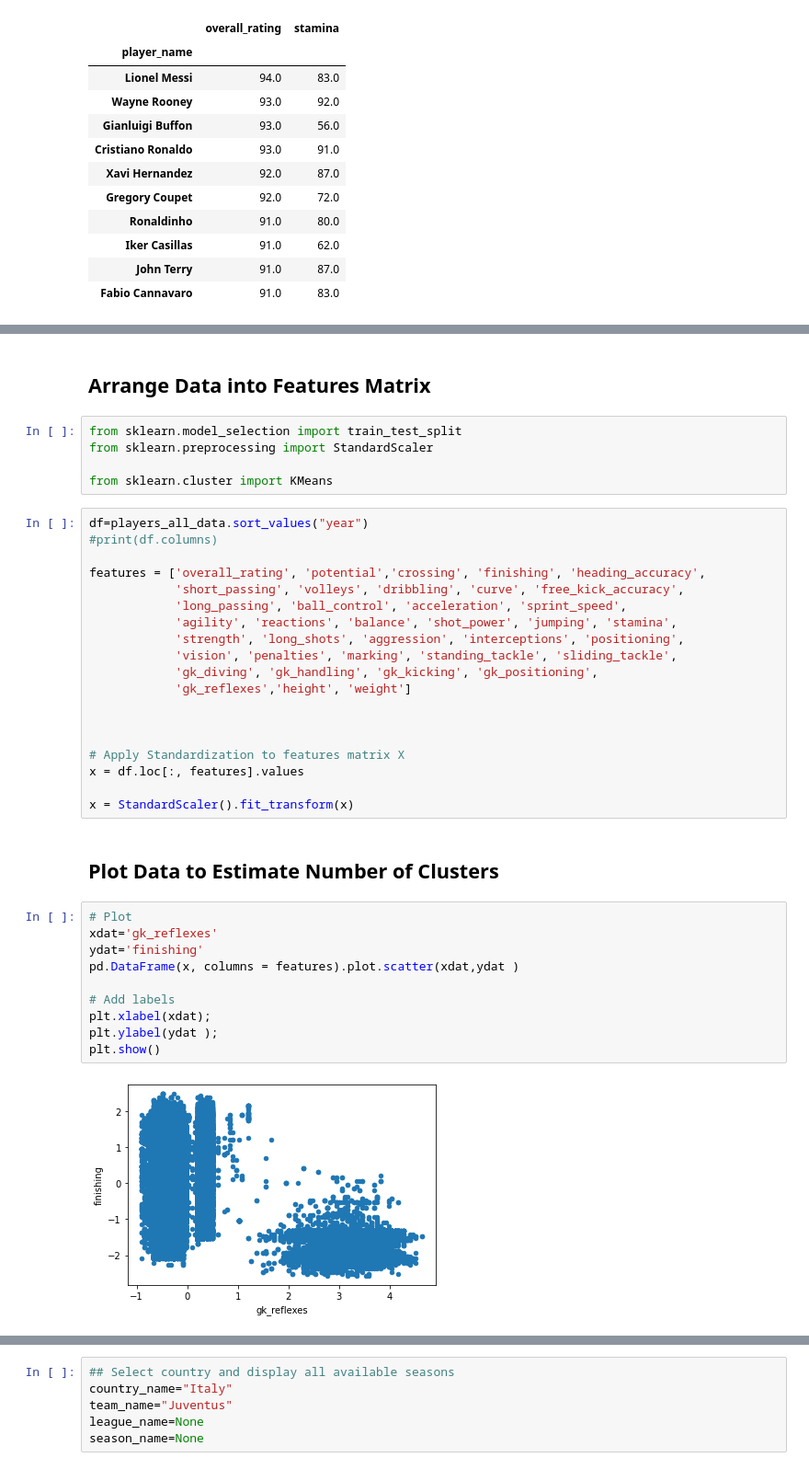
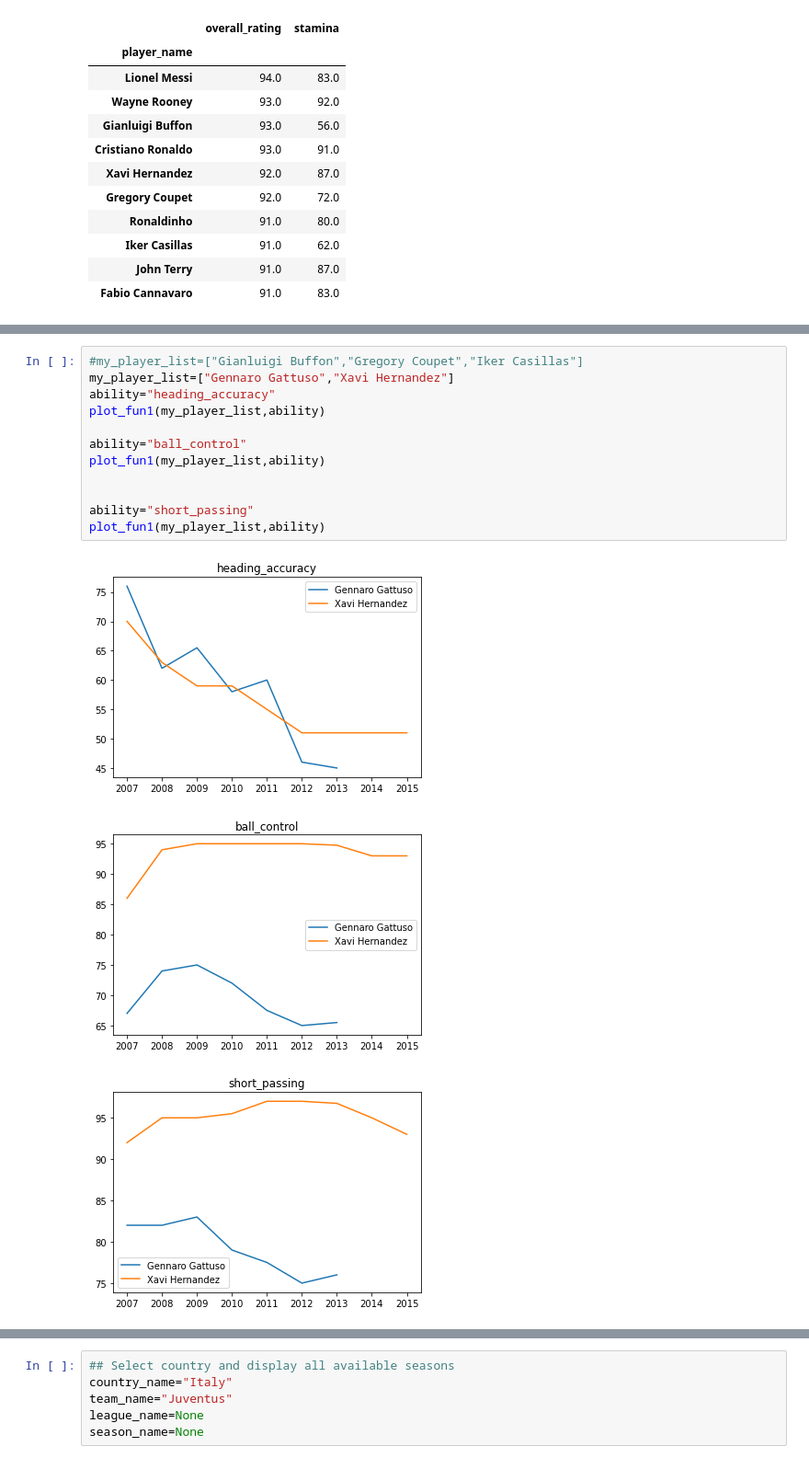
Before and after one commit to mamerchandmedi/Field_positions_classification, a Jupyter notebook: SQL_ADV.ipynb, the cells around one changed output, grey strips where cells are left out. Shown at 92% size. Drawn from its saved outputs; the diff is of its cells as text.

```diff
--- a/SQL_ADV.ipynb
+++ b/SQL_ADV.ipynb
@@ -233,40 +217,16 @@ plot_fun1(my_player_list,ability)
-# %% [markdown]
-## Arrange Data into Features Matrix
-# %%
-from sklearn.model_selection import train_test_split
-from sklearn.preprocessing import StandardScaler
-
-from sklearn.cluster import KMeans
-# %%
-df=players_all_data.sort_values("year")
-#print(df.columns)
-
-features = ['overall_rating', 'potential','crossing', 'finishing', 'heading_accuracy',
-            'short_passing', 'volleys', 'dribbling', 'curve', 'free_kick_accuracy',
-            'long_passing', 'ball_control', 'acceleration', 'sprint_speed',
-            'agility', 'reactions', 'balance', 'shot_power', 'jumping', 'stamina',
-            'strength', 'long_shots', 'aggression', 'interceptions', 'positioning',
-            'vision', 'penalties', 'marking', 'standing_tackle', 'sliding_tackle',
-            'gk_diving', 'gk_handling', 'gk_kicking', 'gk_positioning',
-            'gk_reflexes','height', 'weight']
-
-
-
-# Apply Standardization to features matrix X
-x = df.loc[:, features].values
-
-x = StandardScaler().fit_transform(x)
-# %% [markdown]
-## Plot Data to Estimate Number of Clusters
-# %%
-# Plot
-xdat='gk_reflexes'
-ydat='finishing'
-pd.DataFrame(x, columns = features).plot.scatter(xdat,ydat )
-
-# Add labels
-plt.xlabel(xdat);
-plt.ylabel(ydat );
-plt.show()
-# %% [output]
-[figure, removed]
+# %%
+#my_player_list=["Gianluigi Buffon","Gregory Coupet","Iker Casillas"]
+my_player_list=["Gennaro Gattuso","Xavi Hernandez"]
+ability="heading_accuracy"
+plot_fun1(my_player_list,ability)
+
+ability="ball_control"
+plot_fun1(my_player_list,ability)
+
+
+ability="short_passing"
+plot_fun1(my_player_list,ability)
+# %% [output]
+[figure, added]
+[figure, added]
+[figure, added]
```
Also changed, not shown: parts of 13 cells of this notebook.
